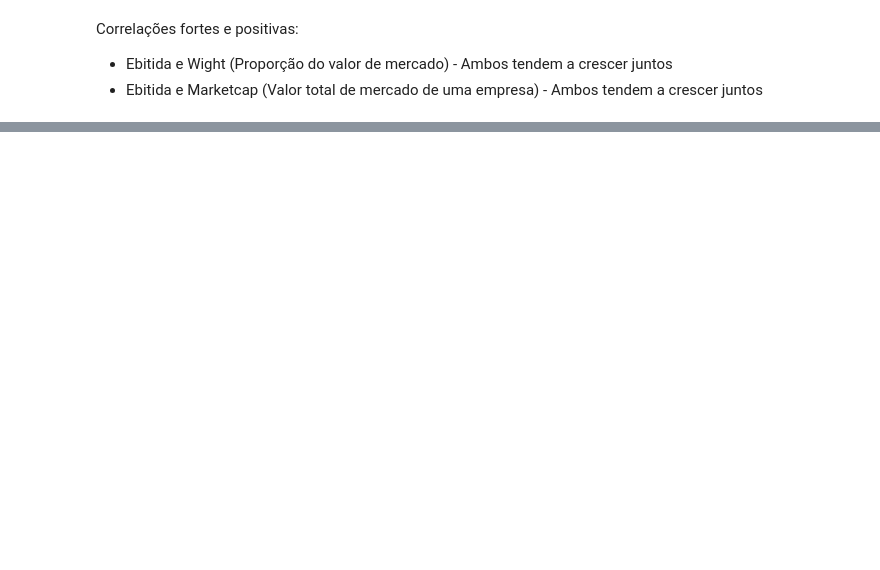
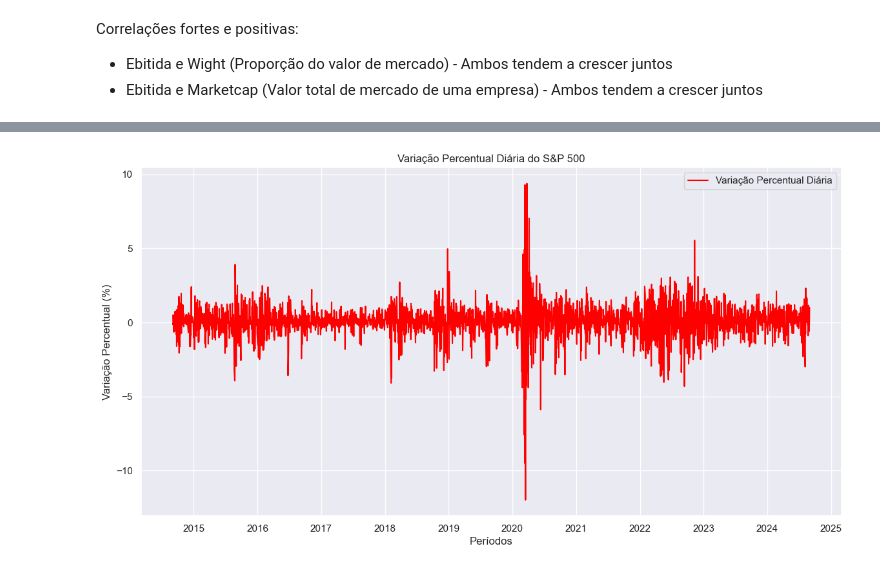
Before and after one commit to zibia-cunha/S-P500-exploratory-financial-anallysis, a Jupyter notebook: analiseM.ipynb, the cells around one changed output, grey strips where cells are left out. Saved outputs shown, nothing was run; the diff lists cells and outputs as text; code cells hidden in the pictures; blank space fills up the shorter version.

```diff
--- a/analiseM.ipynb
+++ b/analiseM.ipynb
@@ -144,0 +176,16 @@ Correlações fortes e positivas:
+# %%
+# Calcular a variação percentual diária
+df_index['Daily Change'] = df_index['S&P500'].pct_change() * 100
+
+# Gráfico da variação percentual diária
+sns.set(style="dark")
+plt.figure(figsize=(14, 7))
+sns.lineplot(x=df_index.index, y=df_index['Daily Change'], color='red', label='Variação Percentual Diária')
+plt.title('Variação Percentual Diária do S&P 500')
+plt.xlabel('Períodos')
+plt.ylabel('Variação Percentual (%)')
+plt.legend()
+plt.grid(True)
+plt.show()
+# %% [output]
+[figure, added]
```
Also changed, not shown: parts of 21 cells of this notebook.
